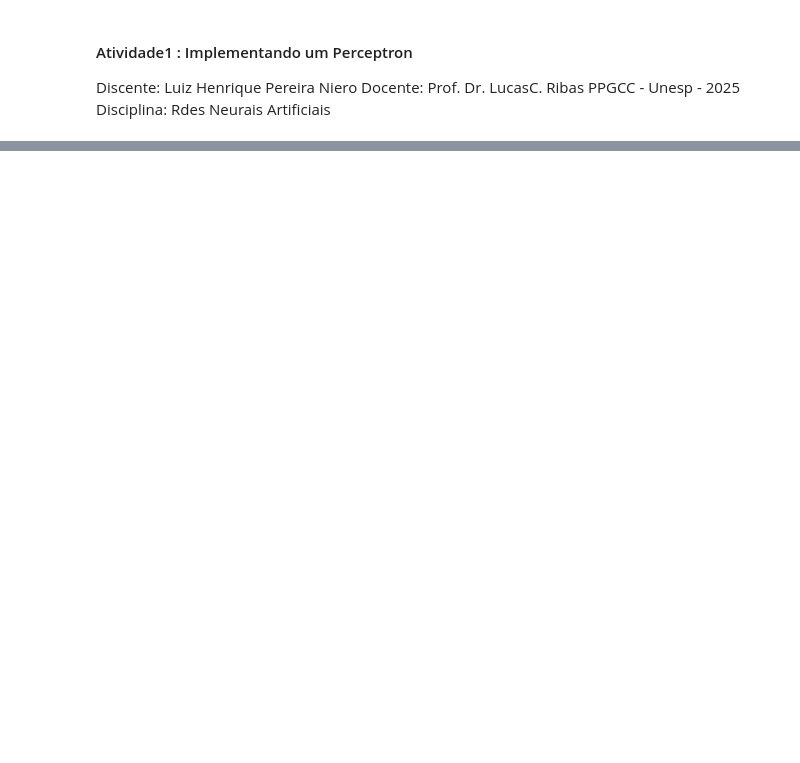
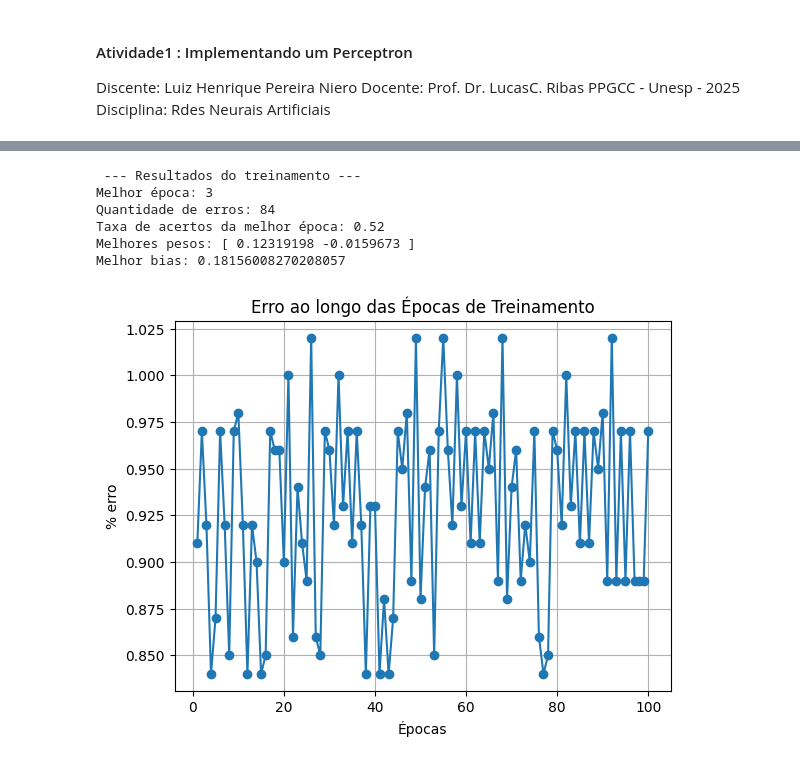
Before and after one commit to luizniero/IA-Fundamentals, a Jupyter notebook: Perceptron operacoes simples.ipynb, the cells around one changed output, grey strips where cells are left out. Cells and saved outputs as stored; diff of their text form; code cells hidden in the pictures; blank space fills up the shorter version.

```diff
--- a/Perceptron operacoes simples.ipynb
+++ b/Perceptron operacoes simples.ipynb
@@ -120,0 +220,27 @@ Melhor bias: 0.730422425004934
+# %%
+dataset_treinamento_2 = 'perceptron_datasets\\train_dataset2.csv'
+dataset_testes_2 = 'perceptron_datasets\\test_dataset2.csv'
+
+df_train_loaded_2 = pd.read_csv(dataset_treinamento_2)
+df_test_loaded_2 = pd.read_csv(dataset_testes_2)
+
+x_train_2 = df_train_loaded_2.drop('label', axis=1).values
+y_train_2 = df_train_loaded_2['label'].values
+
+x_test_2 = df_test_loaded_2.drop('label', axis=1).values
+y_test_2 = df_test_loaded_2['label'].values
+
+tx_aprendizado = 0.1
+num_epocas = 100
+
+# Recebe um vetor X e o valor previsto Y e atualiza os parâmetros W e Bias.
+perceptron2 = Perceptron(x_train_2, y_train_2, tx_aprendizado, num_epocas)
+perceptron2.treina()
+# %% [output]
+ --- Resultados do treinamento ---
+Melhor época: 3
+Quantidade de erros: 84
+Taxa de acertos da melhor época: 0.52
+Melhores pesos: [ 0.12319198 -0.0159673 ]
+Melhor bias: 0.18156008270208057
+[figure, added]
```
Also changed, not shown: parts of 11 cells of this notebook.
